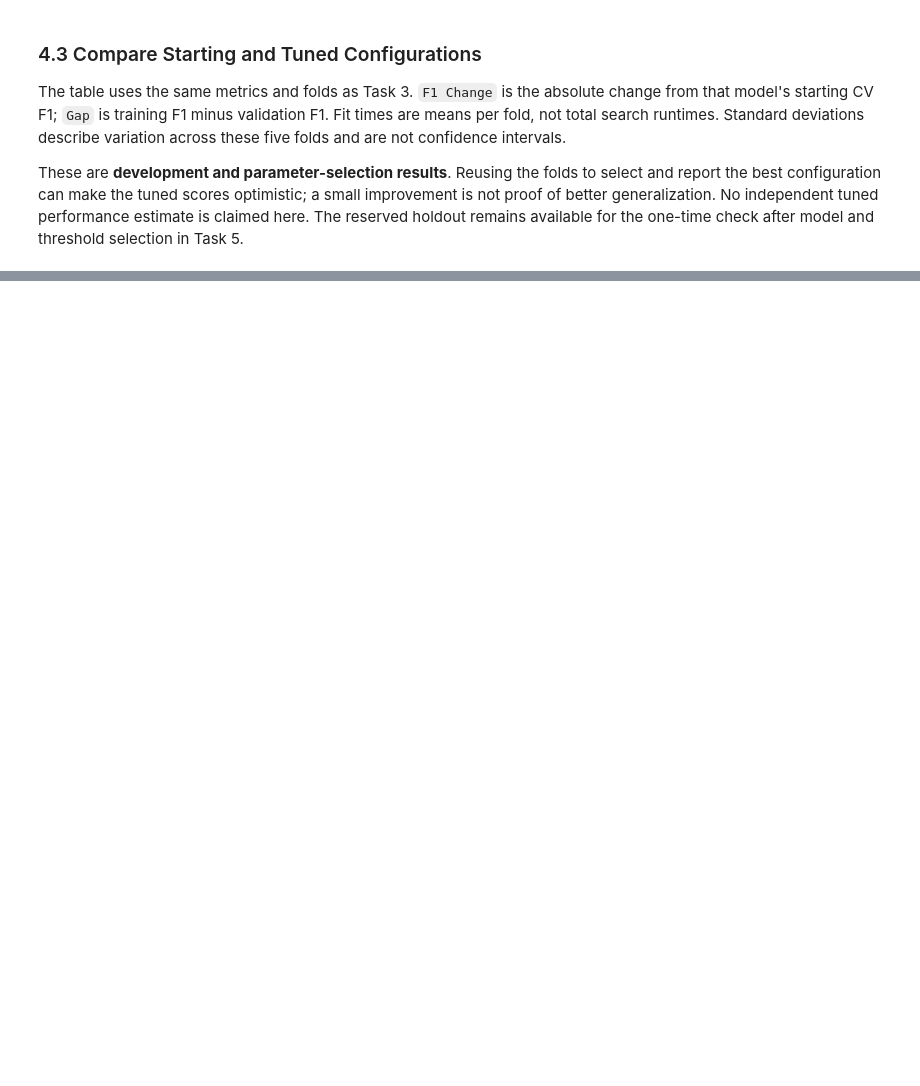
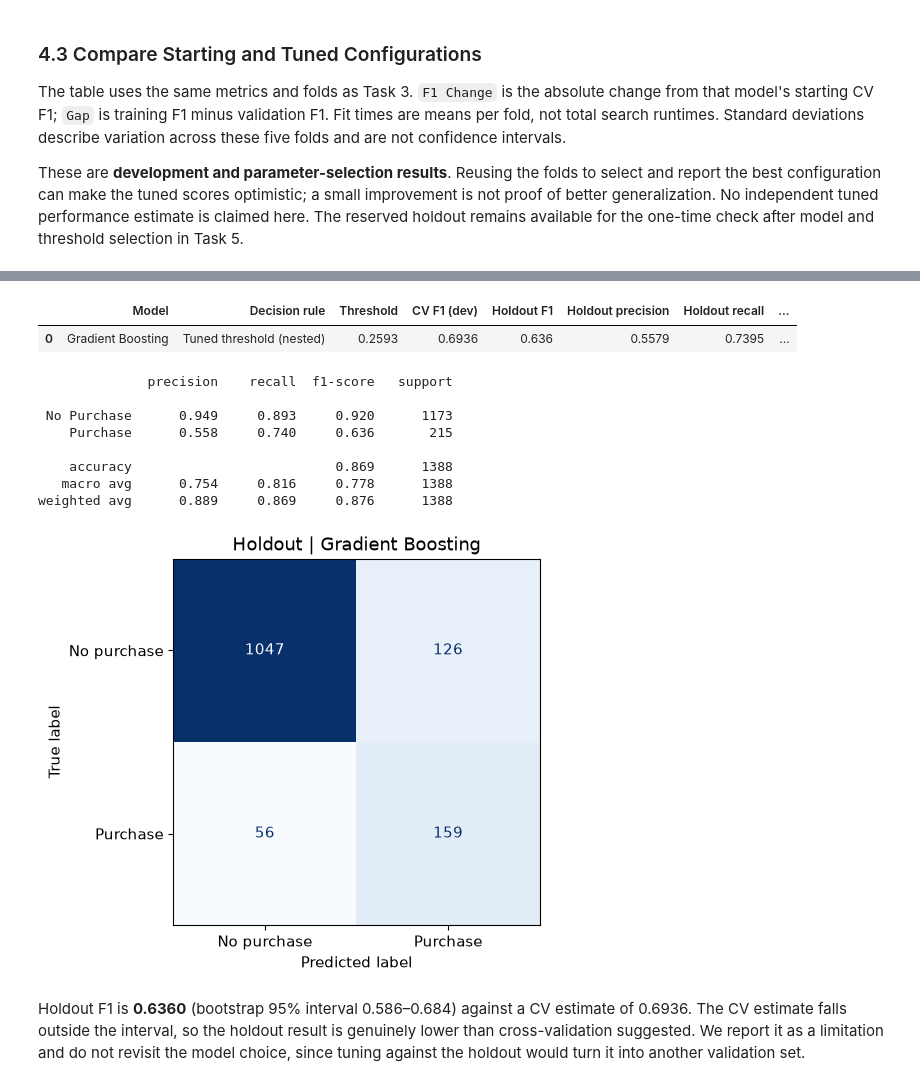
Before and after one commit to Aaryan1524/CAI_4105_2026_Fall_Team_2, a Jupyter notebook: challenge2/challenge2.ipynb, the cells around one changed output, grey strips where cells are left out. Saved outputs shown, nothing was run; the diff lists cells and outputs as text; code cells hidden in the pictures; blank space fills up the shorter version.

```diff
--- a/challenge2/challenge2.ipynb
+++ b/challenge2/challenge2.ipynb
@@ -945,0 +1084,67 @@ Best parameters: `{'model__class_weight': 'balanced', 'model__max_depth': None,
+# %%
+from sklearn.metrics import precision_score, recall_score
+
+holdout_model = build_final_model().fit(X_dev, y_dev)
+holdout_pred = holdout_model.predict(X_holdout)
+
+holdout_f1 = f1_score(y_holdout, holdout_pred)
+holdout_summary = pd.DataFrame([{
+    "Model": final_name,
+    "Decision rule": selected["Decision rule"],
+    "Threshold": getattr(holdout_model, "best_threshold_", 0.5),
+    "CV F1 (dev)": selected["CV F1"],
+    "Holdout F1": holdout_f1,
+    "Holdout precision": precision_score(y_holdout, holdout_pred),
+    "Holdout recall": recall_score(y_holdout, holdout_pred),
+    "Holdout positives": int(y_holdout.sum()),
+}])
+display(holdout_summary.round(4))
+holdout_summary.to_csv("task5_holdout_check.csv", index=False)
+
+print(classification_report(
+    y_holdout, holdout_pred, labels=[0, 1],
+    target_names=["No Purchase", "Purchase"], digits=3, zero_division=0,
+))
+
+fig, ax = plt.subplots(figsize=(5, 4.5), layout="constrained")
+ConfusionMatrixDisplay(
+    confusion_matrix(y_holdout, holdout_pred, labels=[0, 1]),
+    display_labels=["No purchase", "Purchase"],
+).plot(ax=ax, cmap="Blues", colorbar=False, values_format="d")
+ax.set_title(f"Holdout | {final_name}")
+fig.savefig("task5_holdout_confusion.png", dpi=150, bbox_inches="tight")
+plt.show()
+
+# Bootstrap the holdout rows to see how much F1 varies from sampling alone.
+rng = np.random.default_rng(42)
+y_h, p_h = y_holdout.to_numpy(), np.asarray(holdout_pred)
+boot_f1 = np.array([
+    f1_score(y_h[idx], p_h[idx])
+    for idx in (rng.integers(0, len(y_h), len(y_h)) for _ in range(2000))
+])
+ci_low, ci_high = np.percentile(boot_f1, [2.5, 97.5])
+cv_inside = ci_low <= selected["CV F1"] <= ci_high
+
+display(Markdown(
+    f"Holdout F1 is **{holdout_f1:.4f}** (bootstrap 95% interval "
+    f"{ci_low:.3f}–{ci_high:.3f}) against a CV estimate of {selected['CV F1']:.4f}. "
+    + ("The CV estimate falls inside the interval, so the gap is consistent with "
+       "sampling noise on a holdout of this size." if cv_inside else
+       "The CV estimate falls outside the interval, so the holdout result is "
+       "genuinely lower than cross-validation suggested. We report it as a "
+       "limitation and do not revisit the model choice, since tuning against the "
+       "holdout would turn it into another validation set.")
+))
+# %% [output]
+|  | Model | Decision rule | Threshold | CV F1 (dev) | Holdout F1 | Holdout precision | Holdout recall | ... |
+| 0 | Gradient Boosting | Tuned threshold (nested) | 0.2593 | 0.6936 | 0.636 | 0.5579 | 0.7395 | ... |
+              precision    recall  f1-score   support
+
+ No Purchase      0.949     0.893     0.920      1173
+    Purchase      0.558     0.740     0.636       215
+
+    accuracy                          0.869      1388
+   macro avg      0.754     0.816     0.778      1388
+weighted avg      0.889     0.869     0.876      1388
+[figure, added]
+Holdout F1 is **0.6360** (bootstrap 95% interval 0.586–0.684) against a CV estimate of 0.6936. The CV estimate falls outside the interval, so the holdout result is genuinely lower than cross-validation suggested. We report it as a limitation and do not revisit the model choice, since tuning against the holdout would turn it into another validation set.
```
Also changed, not shown: parts of 23 cells of this notebook, 3 other files.
